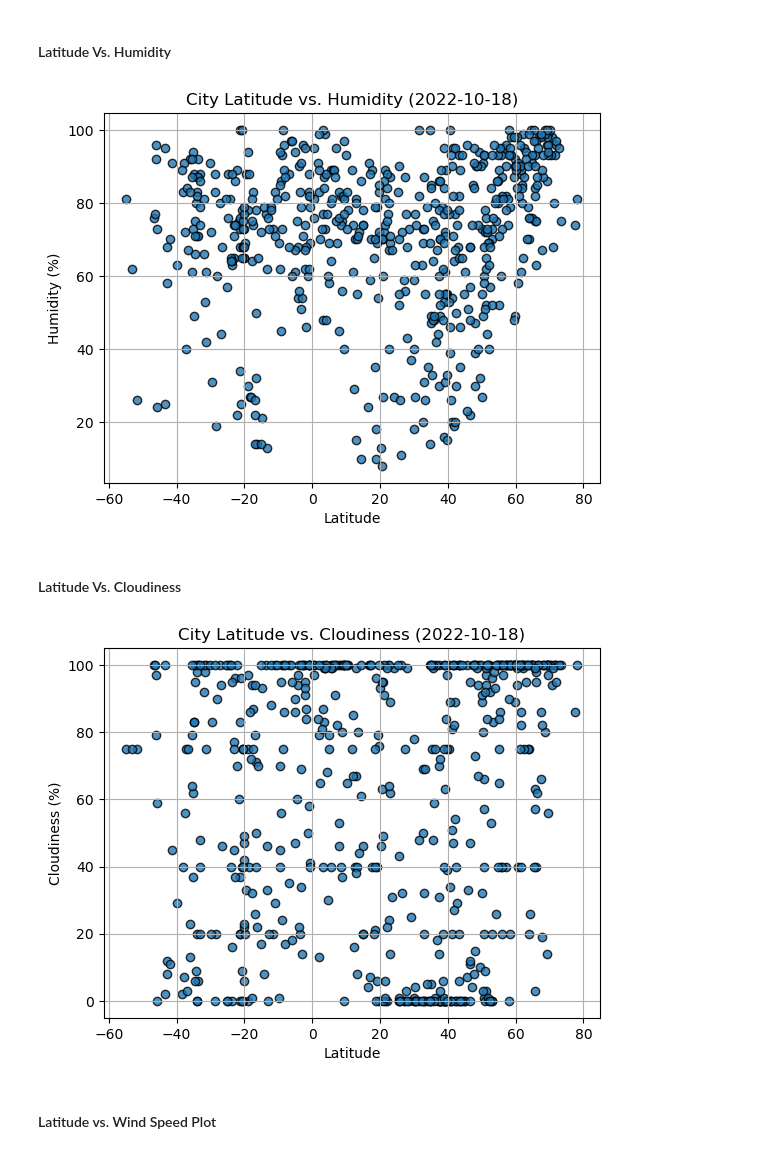
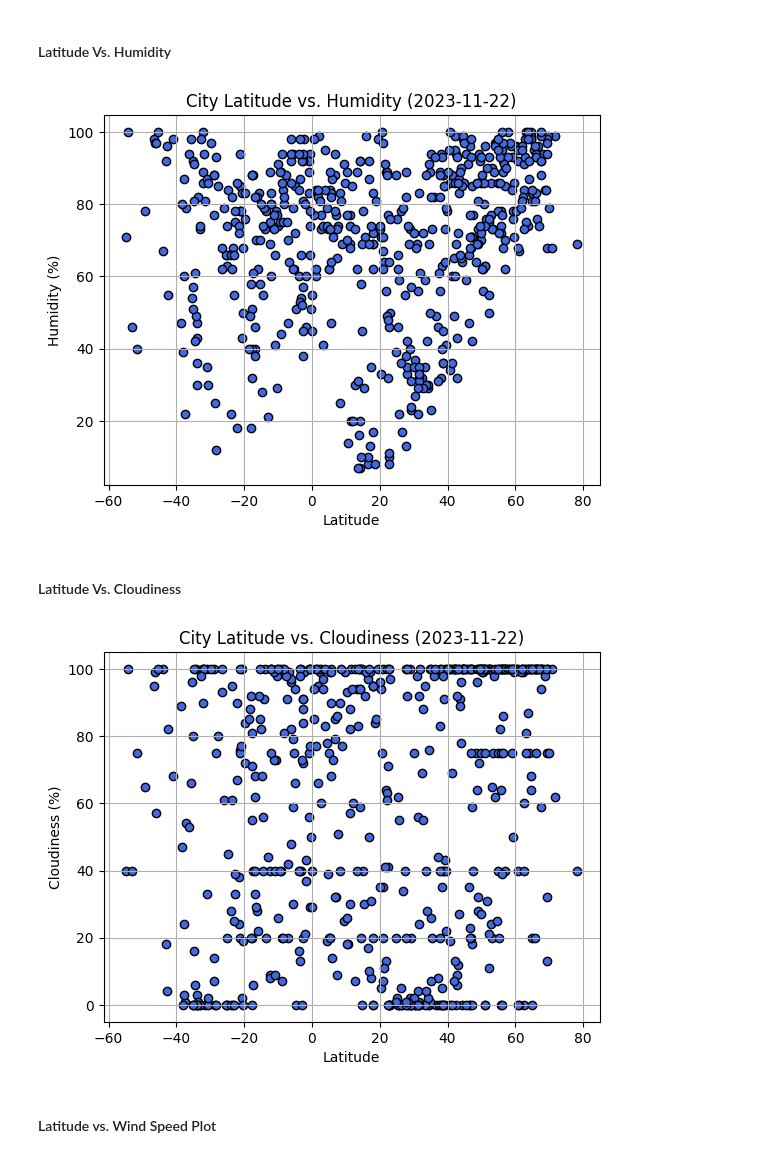
Before and after one commit to Tylerwilliams3644/python-api-challenge, a Jupyter notebook: WeatherPy/Starter_Code/starter_code/WeatherPy.ipynb, the cells around one changed output. Saved outputs shown, nothing was run; the diff lists cells and outputs as text; code cells hidden in the pictures.

Commit message:
scatter plot done

```diff
--- a/WeatherPy/Starter_Code/starter_code/WeatherPy.ipynb
+++ b/WeatherPy/Starter_Code/starter_code/WeatherPy.ipynb
@@ -237,34 +224,40 @@ FileNotFoundError: [Errno 2] No such file or directory: 'output_data/Fig1.png'
 #### Latitude Vs. Humidity
 # %%
 # Build the scatter plots for latitude vs. humidity
-# YOUR CODE HERE
+lat = city_data_df["Lat"]
+humidity = city_data_df["Humidity"]
 
+plt.scatter (lat,humidity, marker = "o", facecolors = "royalblue", edgecolors = "black")
 # Incorporate the other graph properties
-# YOUR CODE HERE
-
-# Save the figure
-plt.savefig("output_data/Fig2.png")
-
-# Show plot
+plt.xlabel ("Latitude")
+plt.ylabel ("Humidity (%)")
+plt.title ("City Latitude vs. Humidity (2023-11-22)")
+plt.grid()
+plt.savefig("../output_data/Fig2.png")
 plt.show()
 # %% [output]
-[figure, old version]
+[figure, new version]
 # %% [markdown]
 #### Latitude Vs. Cloudiness
 # %%
 # Build the scatter plots for latitude vs. cloudiness
-# YOUR CODE HERE
+lat = city_data_df["Lat"]
+cloudiness = city_data_df["Cloudiness"]
+plt.scatter (lat,cloudiness, marker = "o", facecolors = "royalblue", edgecolors = "black")
 
 # Incorporate the other graph properties
-# YOUR CODE HERE
+plt.xlabel ("Latitude")
+plt.ylabel ("Cloudiness (%)")
+plt.title ("City Latitude vs. Cloudiness (2023-11-22)")
+plt.grid()
 
 # Save the figure
-plt.savefig("output_data/Fig3.png")
+plt.savefig("../output_data/Fig3.png")
 
 # Show plot
 plt.show()
 # %% [output]
-[figure, old version]
+[figure, new version]
 # %% [markdown]
 #### Latitude vs. Wind Speed Plot
 # %%
```
Also changed, not shown: parts of 10 cells of this notebook, 5 other files.
